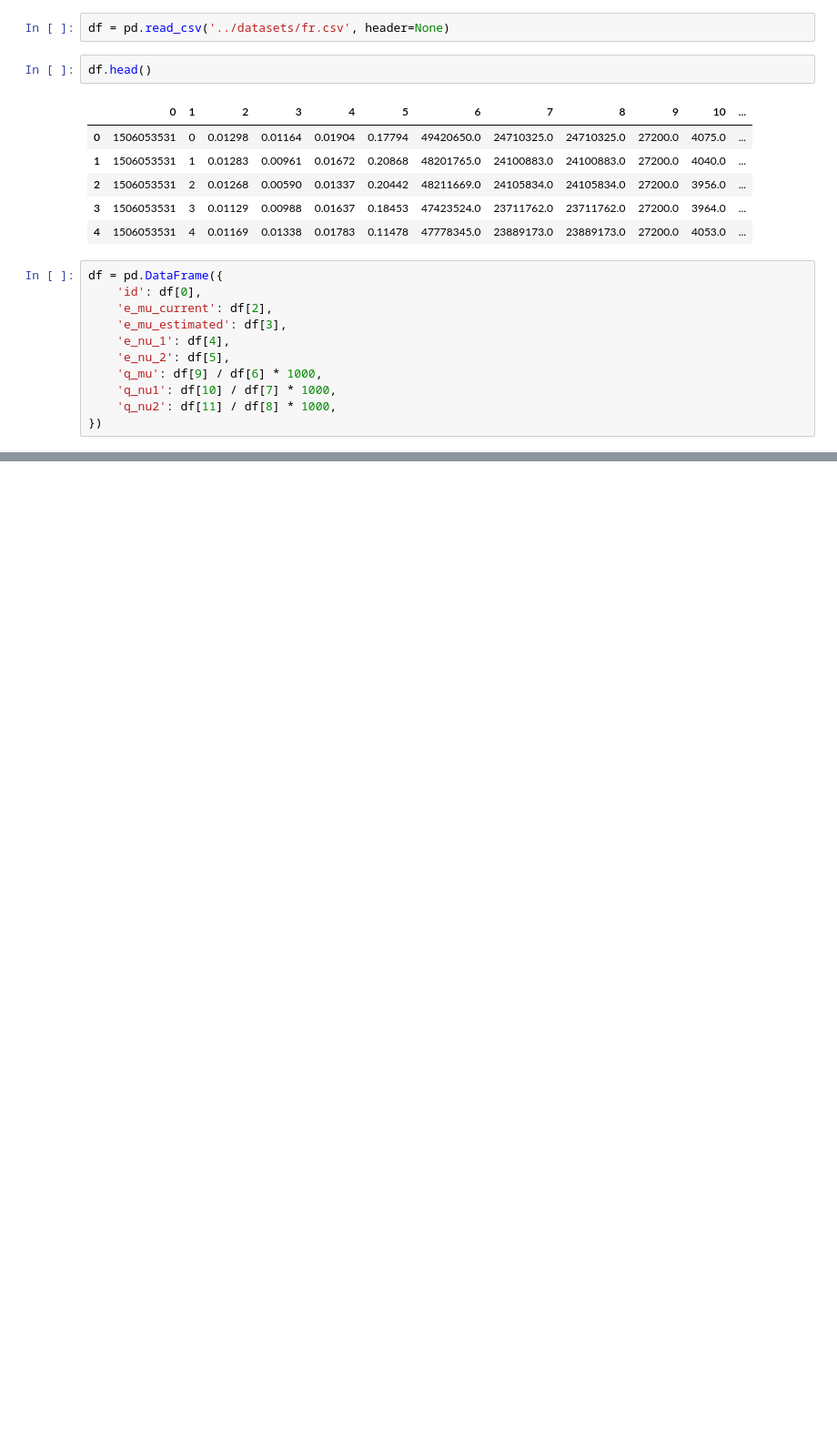
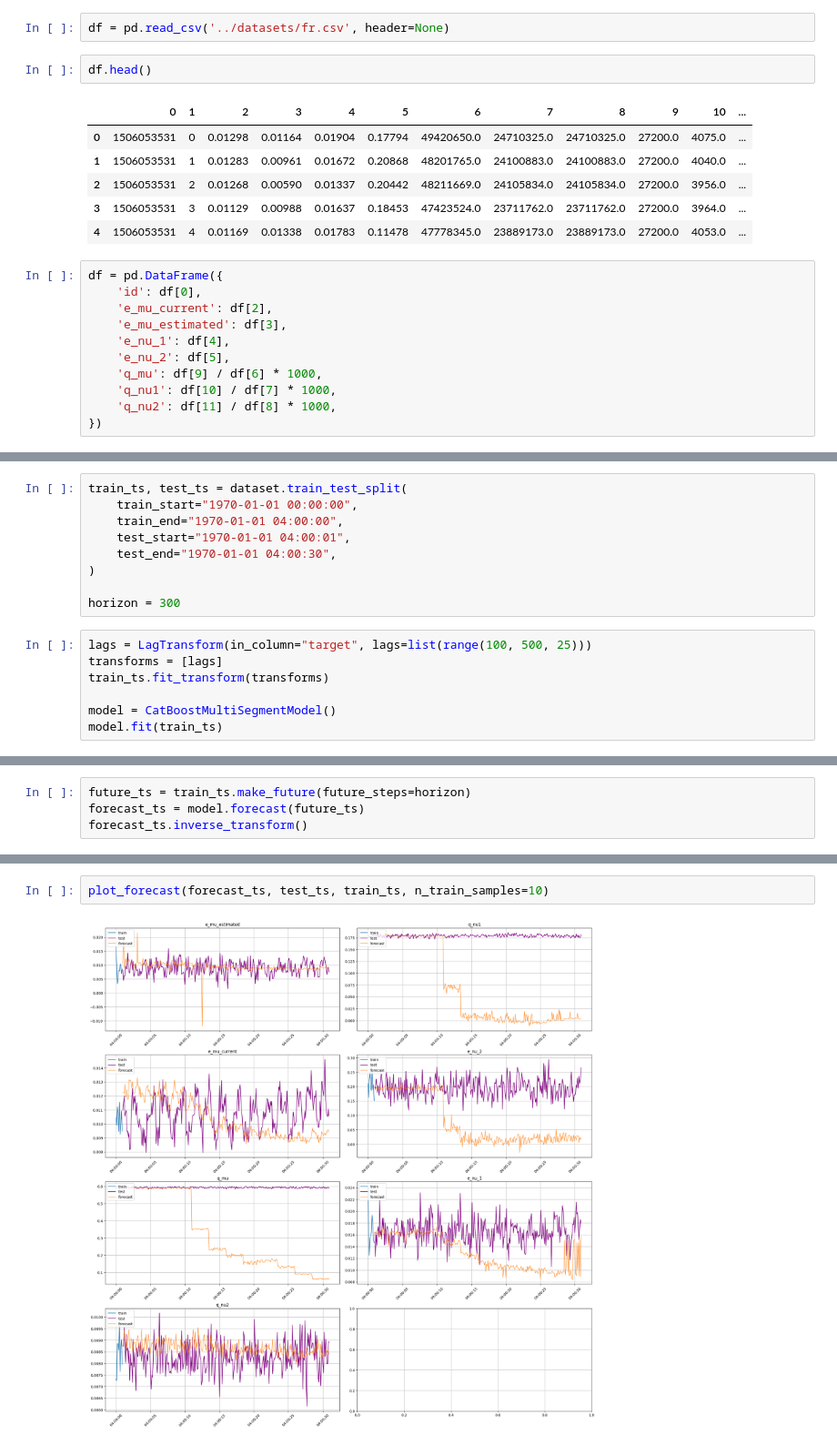
Before and after one commit to rmnigm/qber-forecasting, a Jupyter notebook: notebooks/eda.ipynb, the cells around one changed output, grey strips where cells are left out. Shown at 91% size. Drawn from its saved outputs; the diff is of its cells as text; blank space fills up the shorter version.

```diff
--- a/notebooks/eda.ipynb
+++ b/notebooks/eda.ipynb
@@ -34,0 +171,16 @@ df.head(5)
+# %%
+train_ts, test_ts = dataset.train_test_split(
+    train_start="1970-01-01 00:00:00",
+    train_end="1970-01-01 04:00:00",
+    test_start="1970-01-01 04:00:01",
+    test_end="1970-01-01 04:00:30",
+)
+
+horizon = 300
+# %%
+lags = LagTransform(in_column="target", lags=list(range(100, 500, 25)))
+transforms = [lags]
+train_ts.fit_transform(transforms)
+
+model = CatBoostMultiSegmentModel()
+model.fit(train_ts)
@@ -34,0 +189,4 @@ df.head(5)
+# %%
+future_ts = train_ts.make_future(future_steps=horizon)
+forecast_ts = model.forecast(future_ts)
+forecast_ts.inverse_transform()
@@ -34,0 +225,4 @@ df.head(5)
+# %%
+plot_forecast(forecast_ts, test_ts, train_ts, n_train_samples=10)
+# %% [output]
+[figure, added]
```
Also changed, not shown: parts of 24 cells of this notebook, 4 other files.
